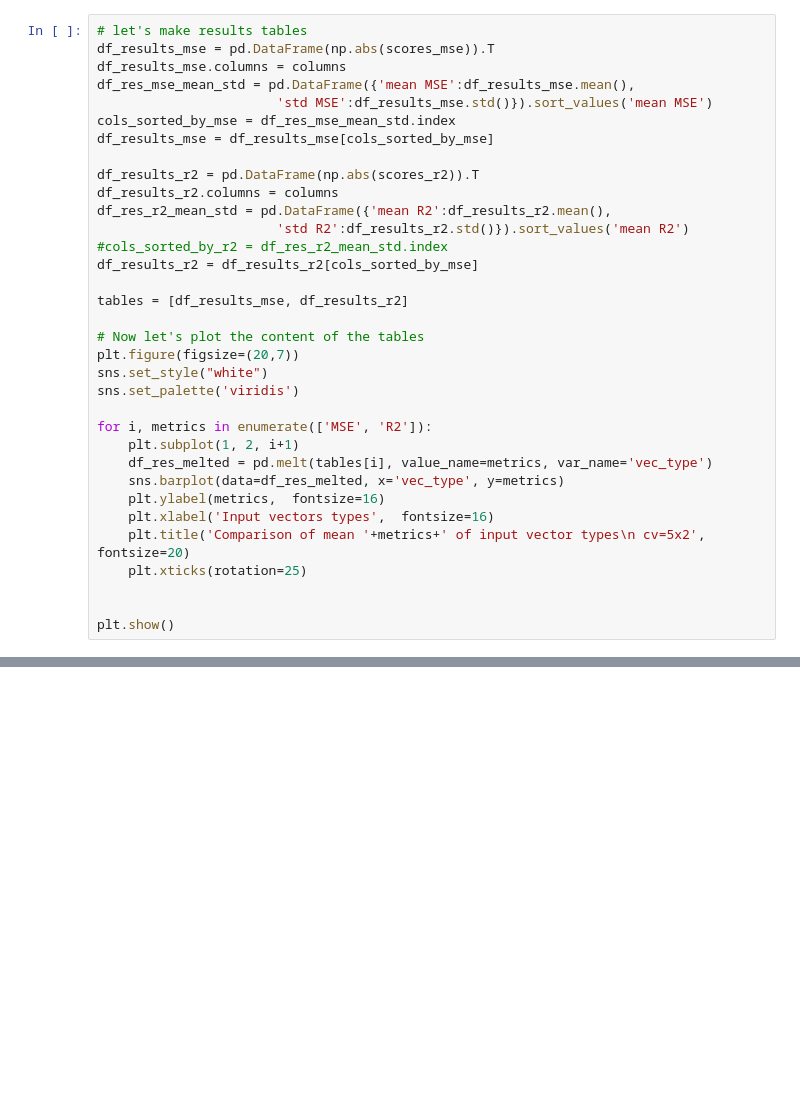
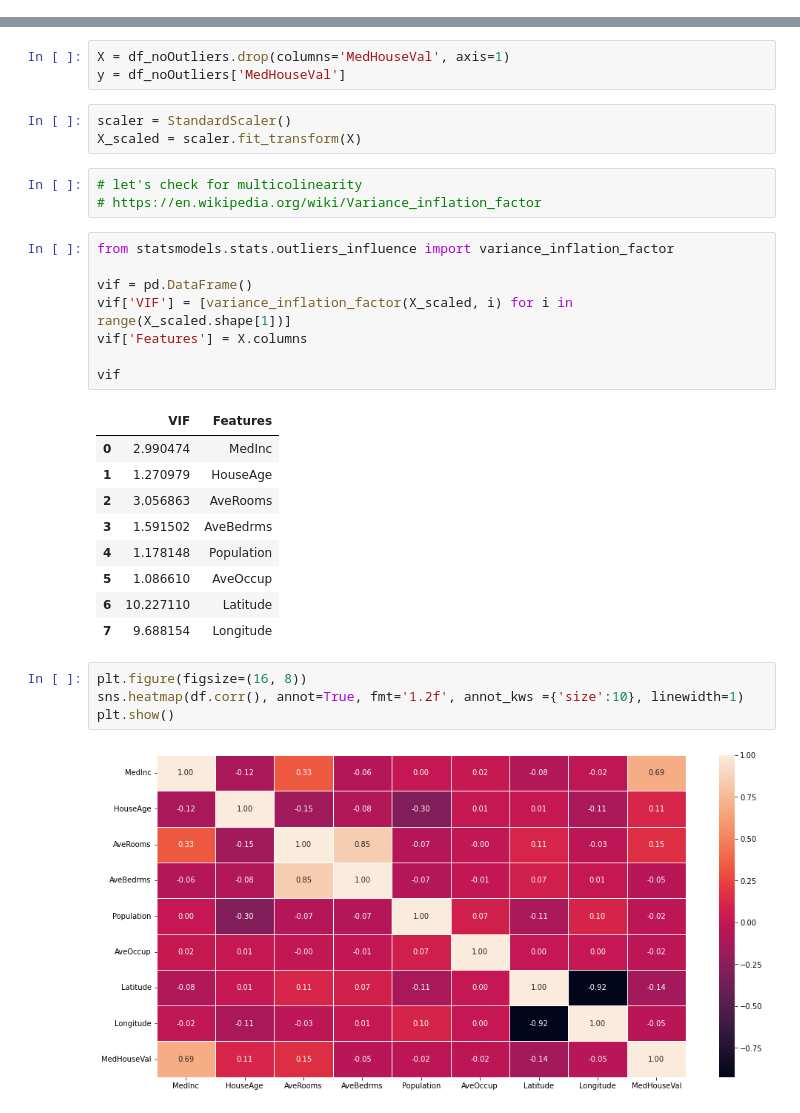
Before and after one commit to kamclar/jl, a Jupyter notebook: files/pyolite/02_Data_preprocessing.ipynb, the cells around one changed output, grey strips where cells are left out. Drawn from its saved outputs; the diff is of its cells as text; blank space fills up the shorter version.

```diff
--- a/files/pyolite/02_Data_preprocessing.ipynb
+++ b/files/pyolite/02_Data_preprocessing.ipynb
@@ -407,34 +0,0 @@ columns = ['char_vec', 'char_vec_scaled', 'maccs_fps', 'maccs_fps_pca',
-# %%
-# let's make results tables
-df_results_mse = pd.DataFrame(np.abs(scores_mse)).T
-df_results_mse.columns = columns
-df_res_mse_mean_std = pd.DataFrame({'mean MSE':df_results_mse.mean(),
-                       'std MSE':df_results_mse.std()}).sort_values('mean MSE')
-cols_sorted_by_mse = df_res_mse_mean_std.index
-df_results_mse = df_results_mse[cols_sorted_by_mse]
-
-df_results_r2 = pd.DataFrame(np.abs(scores_r2)).T
-df_results_r2.columns = columns
-df_res_r2_mean_std = pd.DataFrame({'mean R2':df_results_r2.mean(),
-                       'std R2':df_results_r2.std()}).sort_values('mean R2')
-#cols_sorted_by_r2 = df_res_r2_mean_std.index
-df_results_r2 = df_results_r2[cols_sorted_by_mse]
-
-tables = [df_results_mse, df_results_r2]
-
-# Now let's plot the content of the tables
-plt.figure(figsize=(20,7))
-sns.set_style("white")
-sns.set_palette('viridis')
-
-for i, metrics in enumerate(['MSE', 'R2']):
-    plt.subplot(1, 2, i+1)
-    df_res_melted = pd.melt(tables[i], value_name=metrics, var_name='vec_type')
-    sns.barplot(data=df_res_melted, x='vec_type', y=metrics)
-    plt.ylabel(metrics,  fontsize=16)
-    plt.xlabel('Input vectors types',  fontsize=16)
-    plt.title('Comparison of mean '+metrics+' of input vector types\n cv=5x2', fontsize=20)
-    plt.xticks(rotation=25)
-
-
-plt.show()
@@ -691,0 +120,33 @@ array([[ 32,  19,  17,  10,   0,   0,   3],
+# %%
+X = df_noOutliers.drop(columns='MedHouseVal', axis=1)
+y = df_noOutliers['MedHouseVal']
+# %%
+scaler = StandardScaler()
+X_scaled = scaler.fit_transform(X)
+# %%
+# let's check for multicolinearity
+# https://en.wikipedia.org/wiki/Variance_inflation_factor
+# %%
+from statsmodels.stats.outliers_influence import variance_inflation_factor
+
+vif = pd.DataFrame()
+vif['VIF'] = [variance_inflation_factor(X_scaled, i) for i in range(X_scaled.shape[1])]
+vif['Features'] = X.columns
+
+vif
+# %% [output]
+|  | VIF | Features |
+| 0 | 2.990474 | MedInc |
+| 1 | 1.270979 | HouseAge |
+| 2 | 3.056863 | AveRooms |
+| 3 | 1.591502 | AveBedrms |
+| 4 | 1.178148 | Population |
+| 5 | 1.086610 | AveOccup |
+| 6 | 10.227110 | Latitude |
+| 7 | 9.688154 | Longitude |
+# %%
+plt.figure(figsize=(16, 8))
+sns.heatmap(df.corr(), annot=True, fmt='1.2f', annot_kws ={'size':10}, linewidth=1)
+plt.show()
+# %% [output]
+[figure, added]
```
Also changed, not shown: parts of 79 cells of this notebook.
